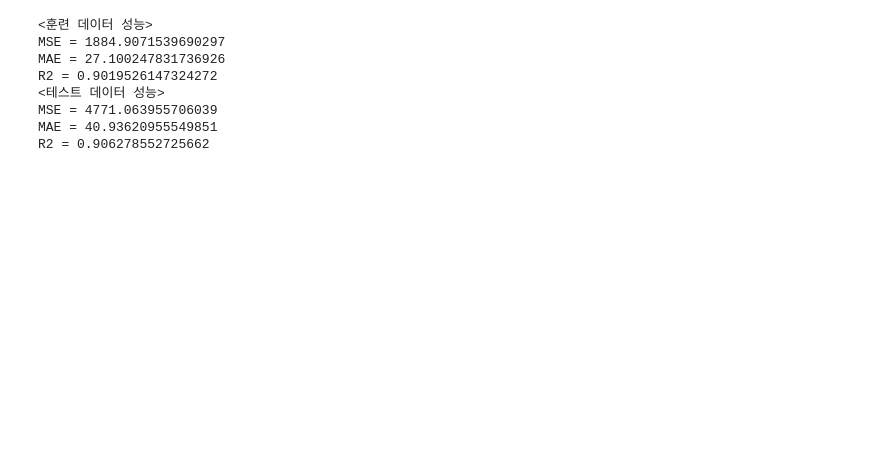
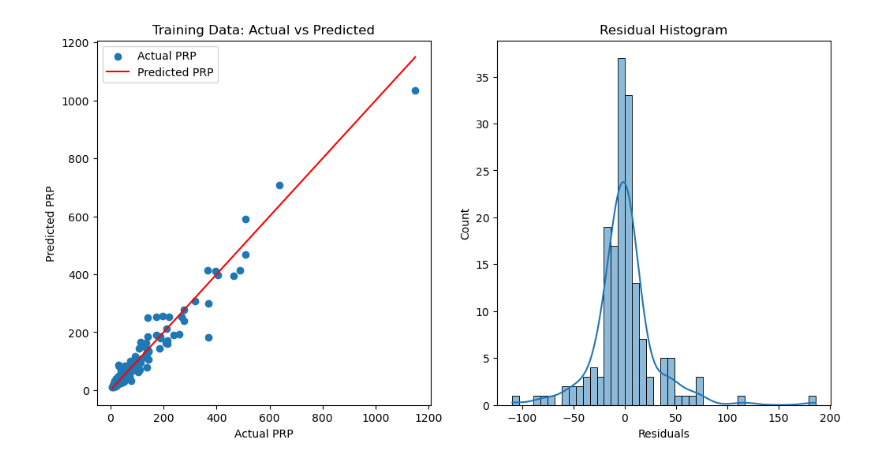
Before and after one commit to seein2/python_basic_1, a Jupyter notebook: pipeline_cpu_data.ipynb, the cells around one changed output. Drawn from its saved outputs; the diff is of its cells as text; code cells hidden in the pictures; blank space fills up the shorter version.

```diff
--- a/pipeline_cpu_data.ipynb
+++ b/pipeline_cpu_data.ipynb
@@ -147,21 +147,23 @@ Best parameters for MSE: {'ensemble__gbr__learning_rate': 0.1, 'ensemble__gbr__n
-# %%
-# 최적 모델로 성능 평가
-mse_train = mean_squared_error(y_train, y_train_pred)
-mae_train = mean_absolute_error(y_train, y_train_pred)
-r2_train = r2_score(y_train, y_train_pred)
-print(f'<훈련 데이터 성능>\nMSE = {mse_train}\nMAE = {mae_train}\nR2 = {r2_train}')
-
-mse_test = mean_squared_error(y_test, y_test_pred)
-mae_test = mean_absolute_error(y_test, y_test_pred)
-r2_test = r2_score(y_test, y_test_pred)
-print(f'<테스트 데이터 성능>\nMSE = {mse_test}\nMAE = {mae_test}\nR2 = {r2_test}')
-# %% [output]
-<훈련 데이터 성능>
-MSE = 1884.9071539690297
-MAE = 27.100247831736926
-R2 = 0.9019526147324272
-<테스트 데이터 성능>
-MSE = 4771.063955706039
-MAE = 40.93620955549851
-R2 = 0.906278552725662
+# %%
+# 실제 데이터와 예측 데이터 비교 (학습 데이터)
+plt.figure(figsize=(12, 6))
+
+plt.subplot(1, 2, 1)
+plt.scatter(y_train, y_train_pred, label='Actual PRP')
+plt.plot([y_train.min(), y_train.max()], [y_train.min(), y_train.max()], color='red', label='Predicted PRP')
+plt.xlabel('Actual PRP')
+plt.ylabel('Predicted PRP')
+plt.title('Training Data: Actual vs Predicted')
+plt.legend()
+
+
+residuals = y_train - y_train_pred
+plt.subplot(1, 2, 2)
+sns.histplot(residuals, kde=True)
+plt.xlabel('Residuals')
+plt.ylabel('Count')
+plt.title('Residual Histogram')
+plt.show()
+# %% [output]
+[figure, added]
 # %%
```
Also changed, not shown: parts of 10 cells of this notebook, 1 other file.
